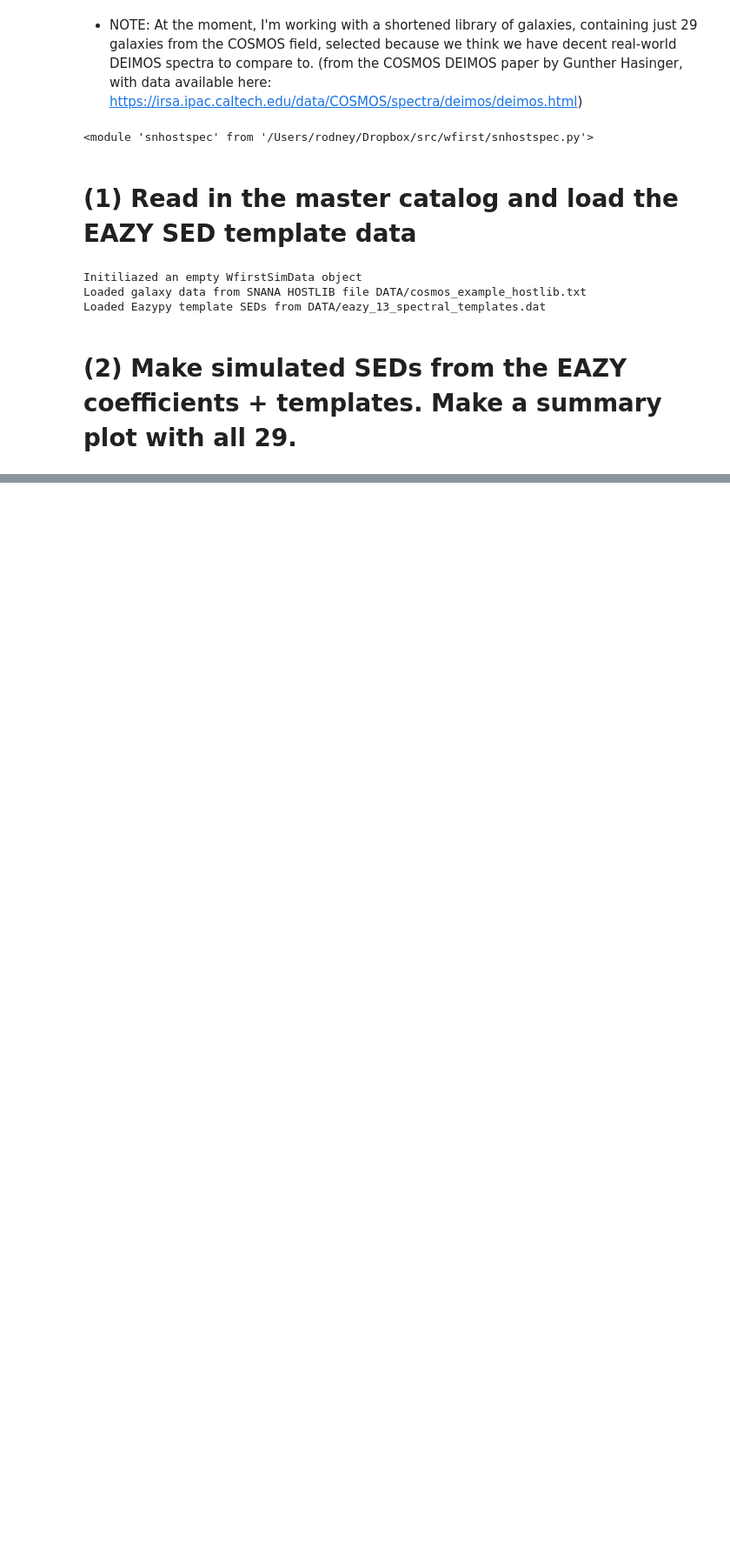
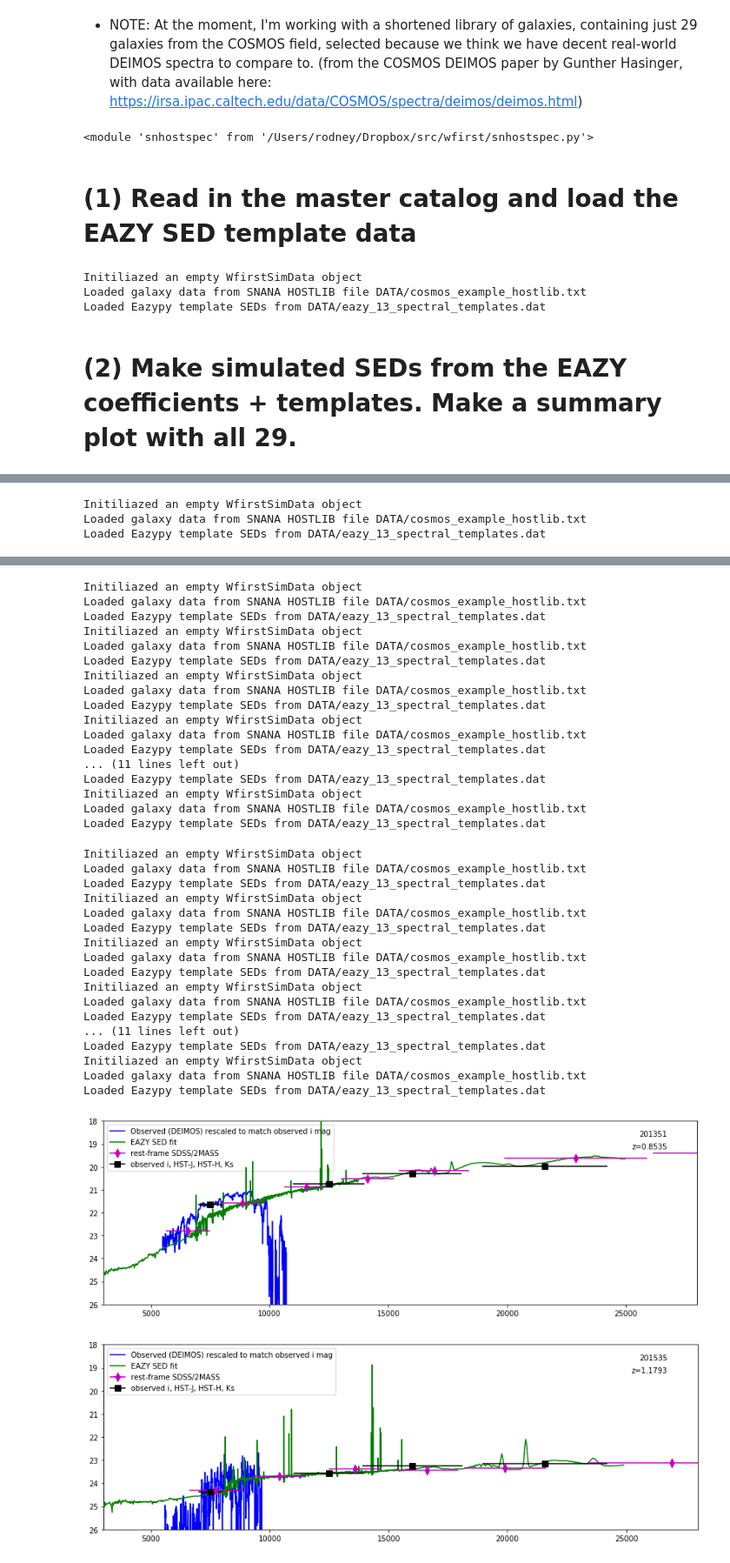
Before and after one commit to srodney/wfirst, a Jupyter notebook: 3dhst_hostlib_mk_simulated_spectra.ipynb, the cells around one changed output, grey strips where cells are left out. Shown at 87% size. Cells and saved outputs as stored; diff of their text form; code cells hidden in the pictures; blank space fills up the shorter version.

```diff
--- a/3dhst_hostlib_mk_simulated_spectra.ipynb
+++ b/3dhst_hostlib_mk_simulated_spectra.ipynb
@@ -251,0 +360,11 @@ plt.savefig("cosmos_example_spec_eazysims.pdf")
+# %%
+for galid in deimoscat['GALID']:
+    fds = plot_spec_comparison(galid, rescaledeimos=True, medsmooth_window=50)
+    ax = plt.gca()
+    ax.set_xlim(3000, 28000)
+    ax.set_ylim(26,18)
+    plt.savefig("DATA/cosmos_example_spectra/cosmos_example_specphot_comparison_{}.png".format(galid))
+# %% [output]
+Initiliazed an empty WfirstSimData object
+Loaded galaxy data from SNANA HOSTLIB file DATA/cosmos_example_hostlib.txt
+Loaded Eazypy template SEDs from DATA/eazy_13_spectral_templates.dat
@@ -251,0 +388,36 @@ plt.savefig("cosmos_example_spec_eazysims.pdf")
+Initiliazed an empty WfirstSimData object
+Loaded galaxy data from SNANA HOSTLIB file DATA/cosmos_example_hostlib.txt
+Loaded Eazypy template SEDs from DATA/eazy_13_spectral_templates.dat
+Initiliazed an empty WfirstSimData object
+Loaded galaxy data from SNANA HOSTLIB file DATA/cosmos_example_hostlib.txt
+Loaded Eazypy template SEDs from DATA/eazy_13_spectral_templates.dat
+Initiliazed an empty WfirstSimData object
+Loaded galaxy data from SNANA HOSTLIB file DATA/cosmos_example_hostlib.txt
+Loaded Eazypy template SEDs from DATA/eazy_13_spectral_templates.dat
+Initiliazed an empty WfirstSimData object
+Loaded galaxy data from SNANA HOSTLIB file DATA/cosmos_example_hostlib.txt
+Loaded Eazypy template SEDs from DATA/eazy_13_spectral_templates.dat
+... (11 lines left out)
+Loaded Eazypy template SEDs from DATA/eazy_13_spectral_templates.dat
+Initiliazed an empty WfirstSimData object
+Loaded galaxy data from SNANA HOSTLIB file DATA/cosmos_example_hostlib.txt
+Loaded Eazypy template SEDs from DATA/eazy_13_spectral_templates.dat
+Initiliazed an empty WfirstSimData object
+Loaded galaxy data from SNANA HOSTLIB file DATA/cosmos_example_hostlib.txt
+Loaded Eazypy template SEDs from DATA/eazy_13_spectral_templates.dat
+Initiliazed an empty WfirstSimData object
+Loaded galaxy data from SNANA HOSTLIB file DATA/cosmos_example_hostlib.txt
+Loaded Eazypy template SEDs from DATA/eazy_13_spectral_templates.dat
+Initiliazed an empty WfirstSimData object
+Loaded galaxy data from SNANA HOSTLIB file DATA/cosmos_example_hostlib.txt
+Loaded Eazypy template SEDs from DATA/eazy_13_spectral_templates.dat
+Initiliazed an empty WfirstSimData object
+Loaded galaxy data from SNANA HOSTLIB file DATA/cosmos_example_hostlib.txt
+Loaded Eazypy template SEDs from DATA/eazy_13_spectral_templates.dat
+... (11 lines left out)
+Loaded Eazypy template SEDs from DATA/eazy_13_spectral_templates.dat
+Initiliazed an empty WfirstSimData object
+Loaded galaxy data from SNANA HOSTLIB file DATA/cosmos_example_hostlib.txt
+Loaded Eazypy template SEDs from DATA/eazy_13_spectral_templates.dat
+[figure, added]
+[figure, added]
```
Also changed, not shown: parts of 8 cells of this notebook, 3 other files.
